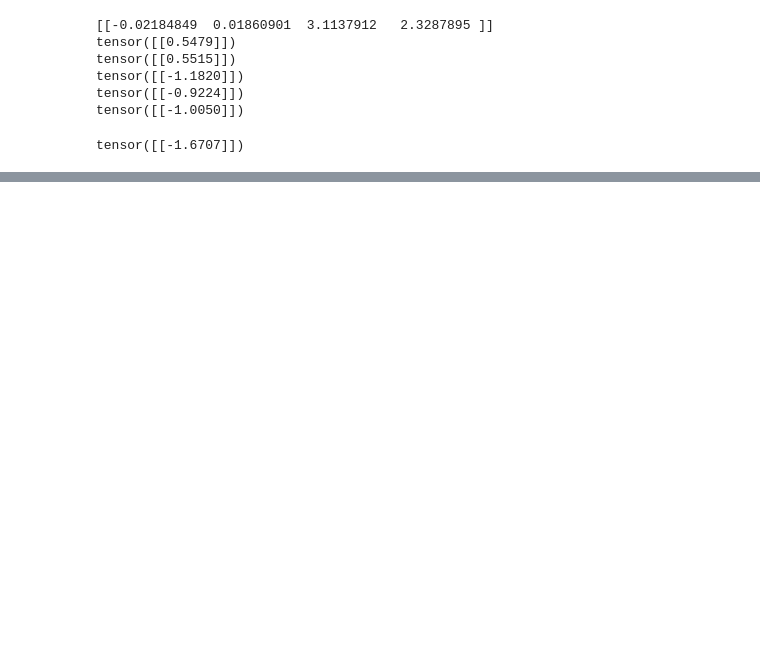
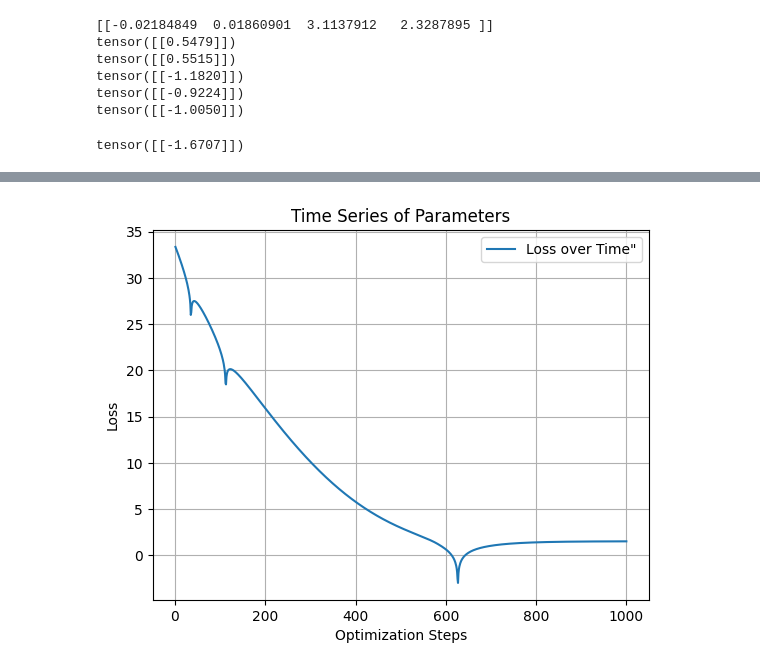
Before and after one commit to therealLucasPaul/MScThesis_Econ, a Jupyter notebook: 06_general_code/MAPEstimation_GradientDescent_DifferentRegularizationMethods.ipynb, the cells around one changed output, grey strips where cells are left out. Cells and saved outputs as stored; diff of their text form; code cells hidden in the pictures; blank space fills up the shorter version.

```diff
--- a/06_general_code/MAPEstimation_GradientDescent_DifferentRegularizationMethods.ipynb
+++ b/06_general_code/MAPEstimation_GradientDescent_DifferentRegularizationMethods.ipynb
@@ -199,0 +224,14 @@ tensor([[-1.6707]])
+# %%
+### Sample Plot
+import matplotlib.pyplot as plt
+optimization_steps = list(range(1, len(loss_of_optimization) + 1))
+
+plt.plot(optimization_steps, [loss[[0]].item() for loss in loss_of_optimization], label='Loss over Time"')
+plt.xlabel('Optimization Steps')
+plt.ylabel('Loss')
+plt.title('Time Series of Parameters')
+plt.legend()
+plt.grid(True)
+plt.show()
+# %% [output]
+[figure, added]
```
Also changed, not shown: parts of 7 cells of this notebook, 24 other files.
